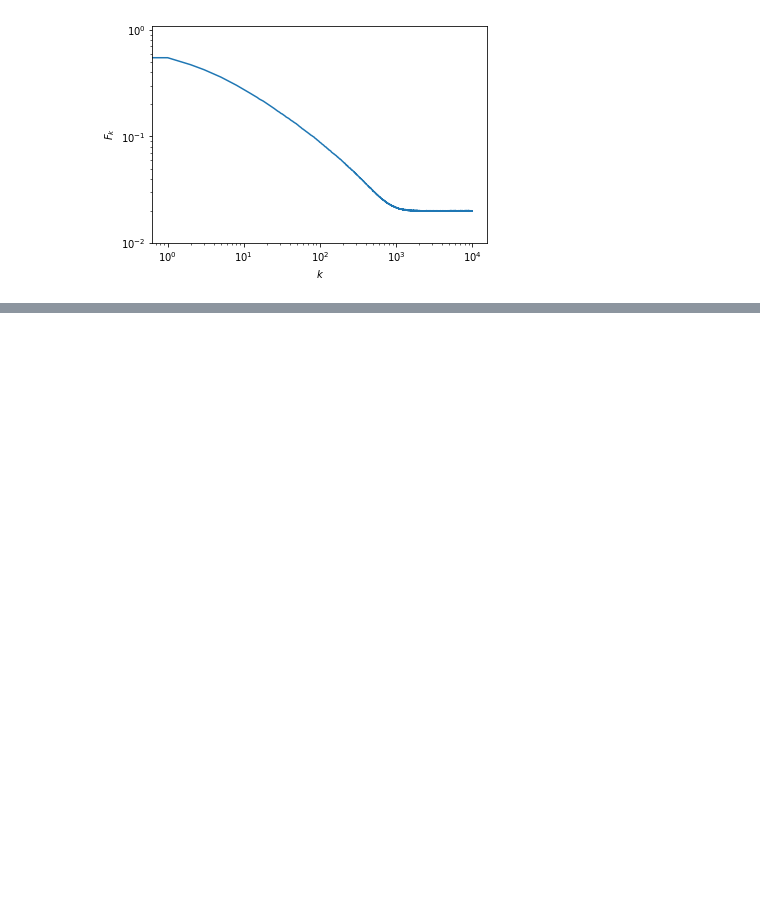
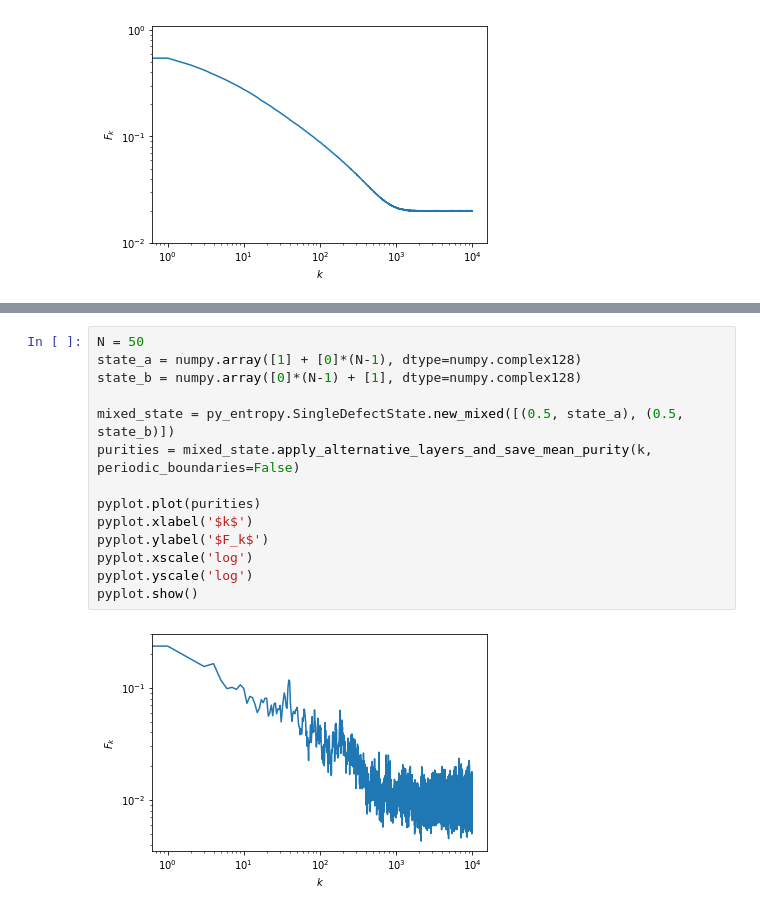
Before and after one commit to Renmusxd/RandomUnitaryLayers, a Jupyter notebook: jupyter/Test.ipynb, the cells around one changed output, grey strips where cells are left out. Saved outputs shown, nothing was run; the diff lists cells and outputs as text; blank space fills up the shorter version.

```diff
--- a/jupyter/Test.ipynb
+++ b/jupyter/Test.ipynb
@@ -77,0 +105,16 @@ pyplot.show()
+# %%
+N = 50
+state_a = numpy.array([1] + [0]*(N-1), dtype=numpy.complex128)
+state_b = numpy.array([0]*(N-1) + [1], dtype=numpy.complex128)
+
+mixed_state = py_entropy.SingleDefectState.new_mixed([(0.5, state_a), (0.5, state_b)])
+purities = mixed_state.apply_alternative_layers_and_save_mean_purity(k, periodic_boundaries=False)
+
+pyplot.plot(purities)
+pyplot.xlabel('$k$')
+pyplot.ylabel('$F_k$')
+pyplot.xscale('log')
+pyplot.yscale('log')
+pyplot.show()
+# %% [output]
+[figure, added]
```
Also changed, not shown: parts of 15 cells of this notebook, 4 other files.
